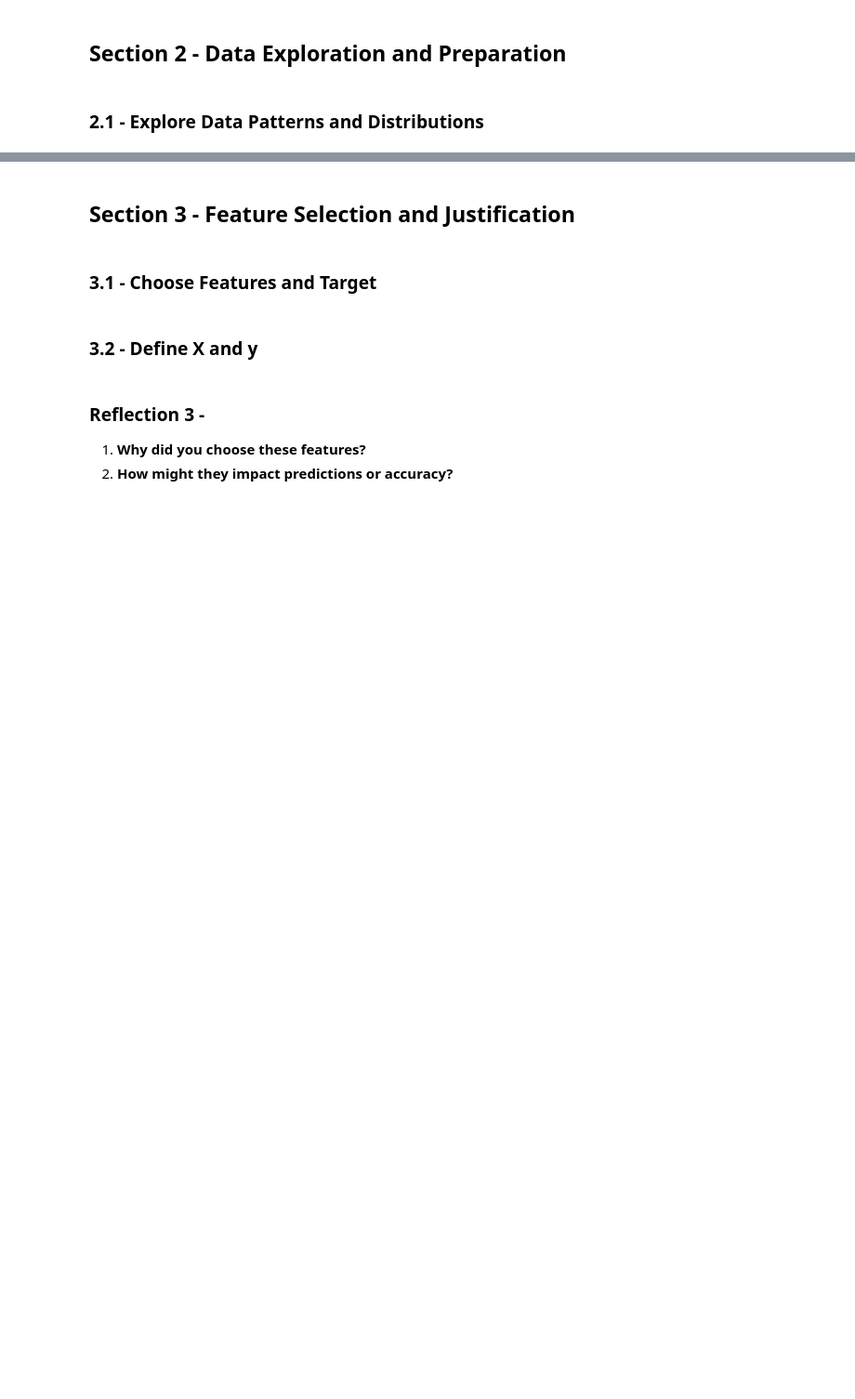
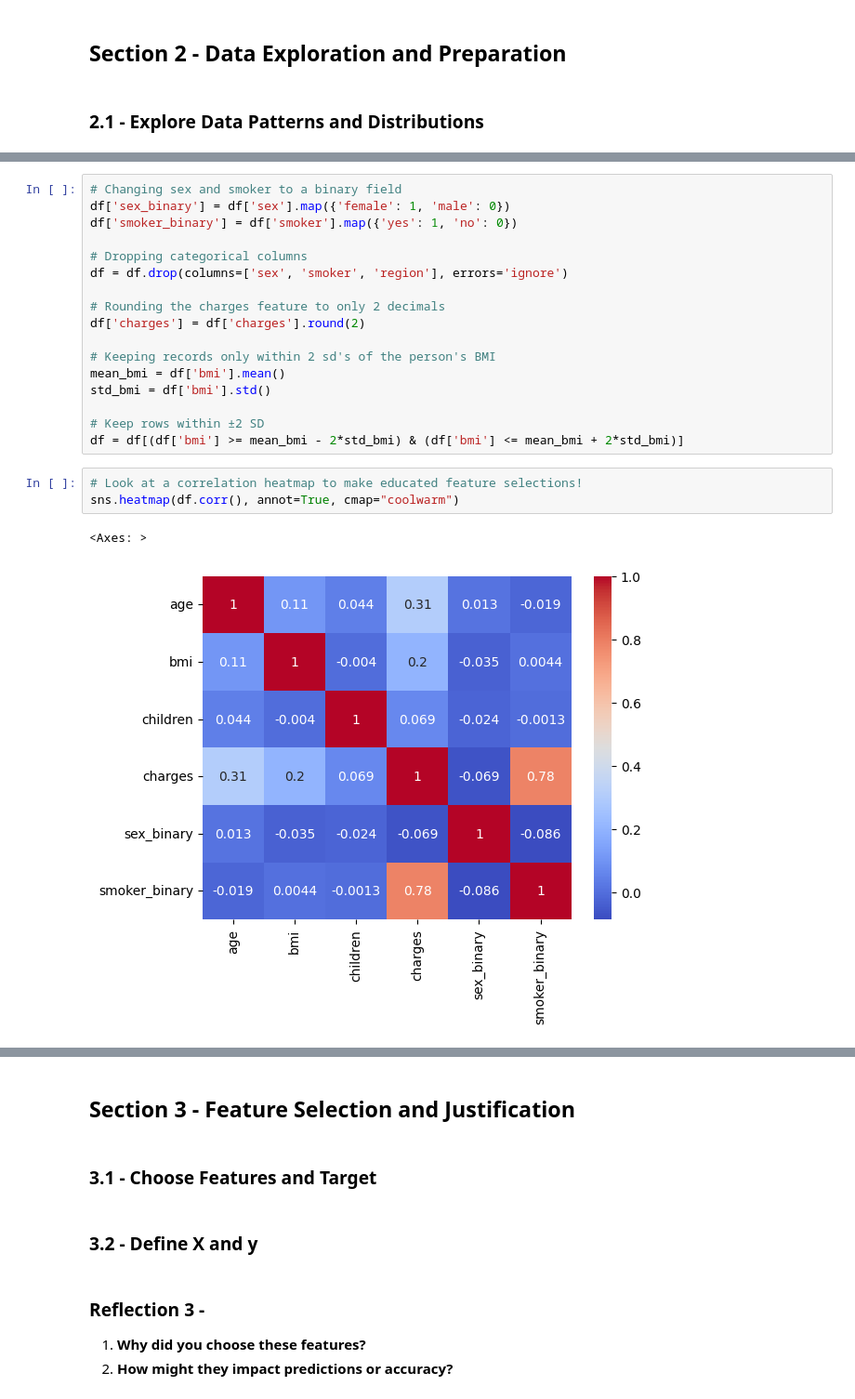
Before and after one commit to karlidean/ml-regression-karlidean, a Jupyter notebook: ml-regression-karlidean/regression_karlidean.ipynb, the cells around one changed output, grey strips where cells are left out. Shown at 93% size. Saved outputs shown, nothing was run; the diff lists cells and outputs as text; blank space fills up the shorter version.

```diff
--- a/ml-regression-karlidean/regression_karlidean.ipynb
+++ b/ml-regression-karlidean/regression_karlidean.ipynb
@@ -59,2 +106,25 @@ Files copied to: c:\Repos\ml-regression-karlidean\data
+# %%
+# Changing sex and smoker to a binary field
+df['sex_binary'] = df['sex'].map({'female': 1, 'male': 0})
+df['smoker_binary'] = df['smoker'].map({'yes': 1, 'no': 0})
+
+# Dropping categorical columns
+df = df.drop(columns=['sex', 'smoker', 'region'], errors='ignore')
+
+# Rounding the charges feature to only 2 decimals
+df['charges'] = df['charges'].round(2)
+
+# Keeping records only within 2 sd's of the person's BMI
+mean_bmi = df['bmi'].mean()
+std_bmi = df['bmi'].std()
+
+# Keep rows within ±2 SD
+df = df[(df['bmi'] >= mean_bmi - 2*std_bmi) & (df['bmi'] <= mean_bmi + 2*std_bmi)]
+# %%
+# Look at a correlation heatmap to make educated feature selections!
+sns.heatmap(df.corr(), annot=True, cmap="coolwarm")
+# %% [output]
+<Axes: >
+[figure, added]
 # %% [markdown]
 ### Reflection 2 -
```
Also changed, not shown: parts of 11 cells of this notebook, 1 other file.
